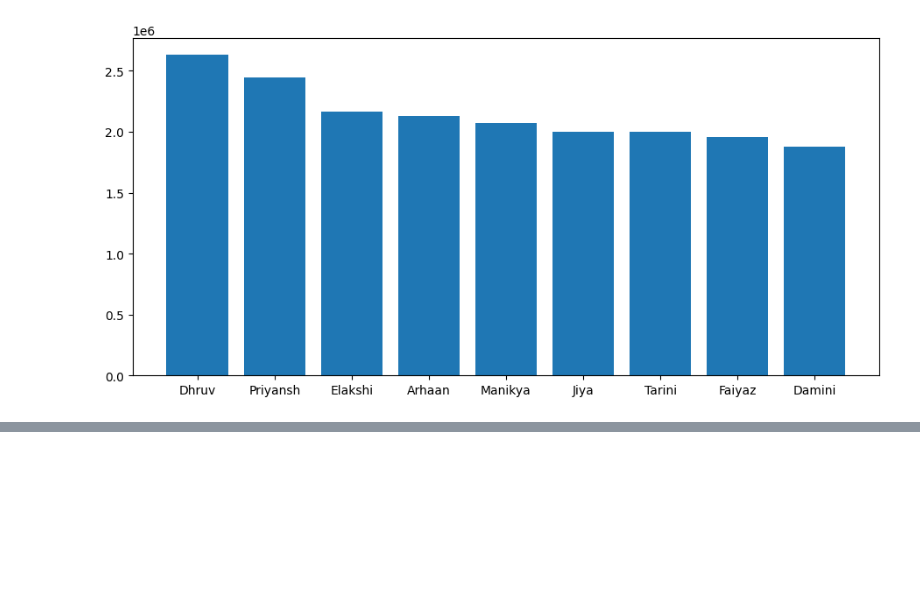
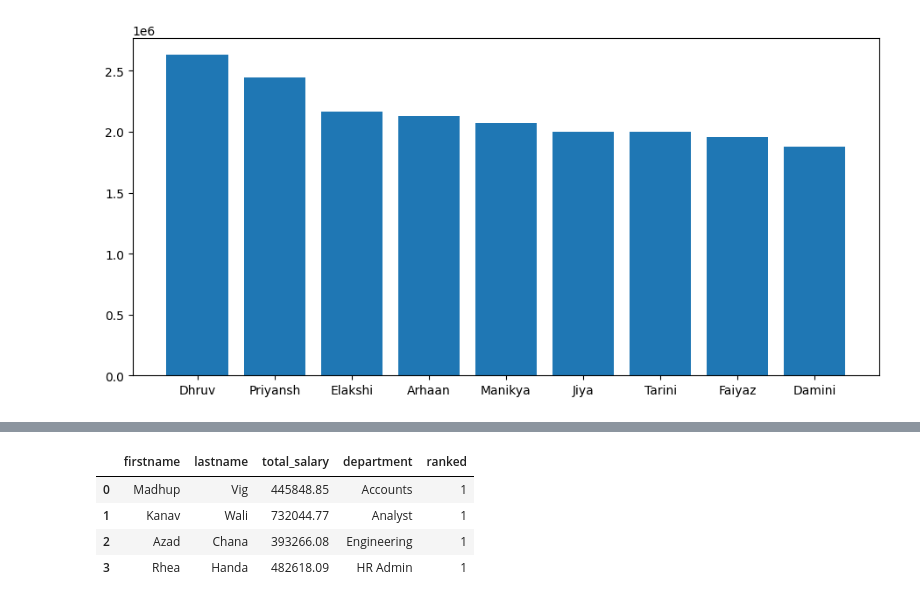
Before and after one commit to VishalMurya/Weekend_1000, a Jupyter notebook: Swiftmarket.ipynb, the cells around one changed output, grey strips where cells are left out. Saved outputs shown, nothing was run; the diff lists cells and outputs as text; code cells hidden in the pictures; blank space fills up the shorter version.

```diff
--- a/Swiftmarket.ipynb
+++ b/Swiftmarket.ipynb
@@ -125,0 +175,20 @@ plt.bar(x = customer , height= expend)
+# %%
+query = """ select fe.firstname, fe.lastname, fe.total_salary , fe.department, fe.ranked
+            from
+            (select *,
+            sum(salary) over(partition by department) as total_salary,
+            rank() over(partition by department order by salary desc) as ranked
+            from employees
+            limit 50) fe
+
+            where fe.ranked   < 2
+         """
+
+emp_salary = read_query(query)
+emp_salary
+# %% [output]
+|  | firstname | lastname | total_salary | department | ranked |
+| 0 | Madhup | Vig | 445848.85 | Accounts | 1 |
+| 1 | Kanav | Wali | 732044.77 | Analyst | 1 |
+| 2 | Azad | Chana | 393266.08 | Engineering | 1 |
+| 3 | Rhea | Handa | 482618.09 | HR Admin | 1 |
```
Also changed, not shown: parts of 10 cells of this notebook.
